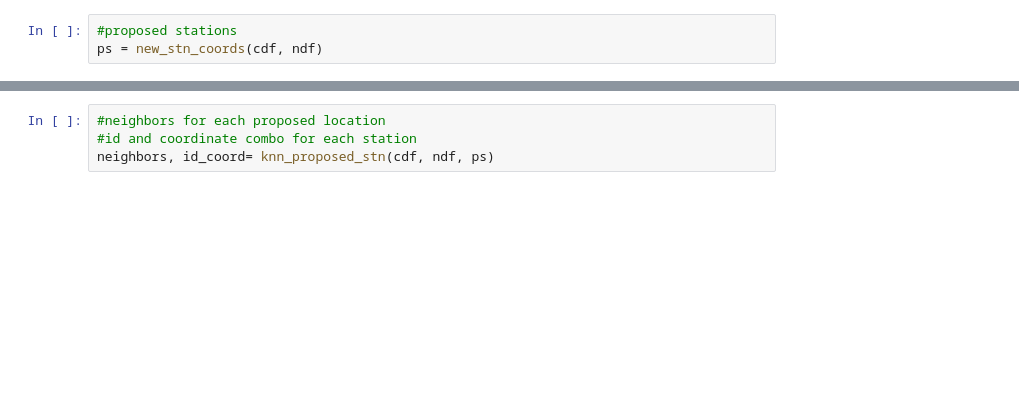
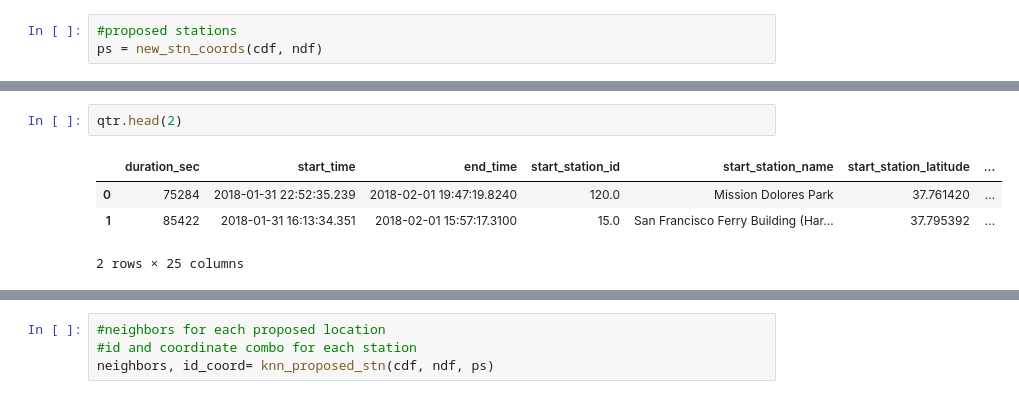
Before and after one commit to david-yang2/Capstone_Project, a Jupyter notebook: Model.ipynb, the cells around one changed output, grey strips where cells are left out. Saved outputs shown, nothing was run; the diff lists cells and outputs as text; blank space fills up the shorter version.

```diff
--- a/Model.ipynb
+++ b/Model.ipynb
@@ -38,0 +63,7 @@ ps
+# %%
+qtr.head(2)
+# %% [output]
+|  | duration_sec | start_time | end_time | start_station_id | start_station_name | start_station_latitude | ... |
+| 0 | 75284 | 2018-01-31 22:52:35.239 | 2018-02-01 19:47:19.8240 | 120.0 | Mission Dolores Park | 37.761420 | ... |
+| 1 | 85422 | 2018-01-31 16:13:34.351 | 2018-02-01 15:57:17.3100 | 15.0 | San Francisco Ferry Building (Har... | 37.795392 | ... |
+2 rows × 25 columns
```
Also changed, not shown: parts of 27 cells of this notebook.
